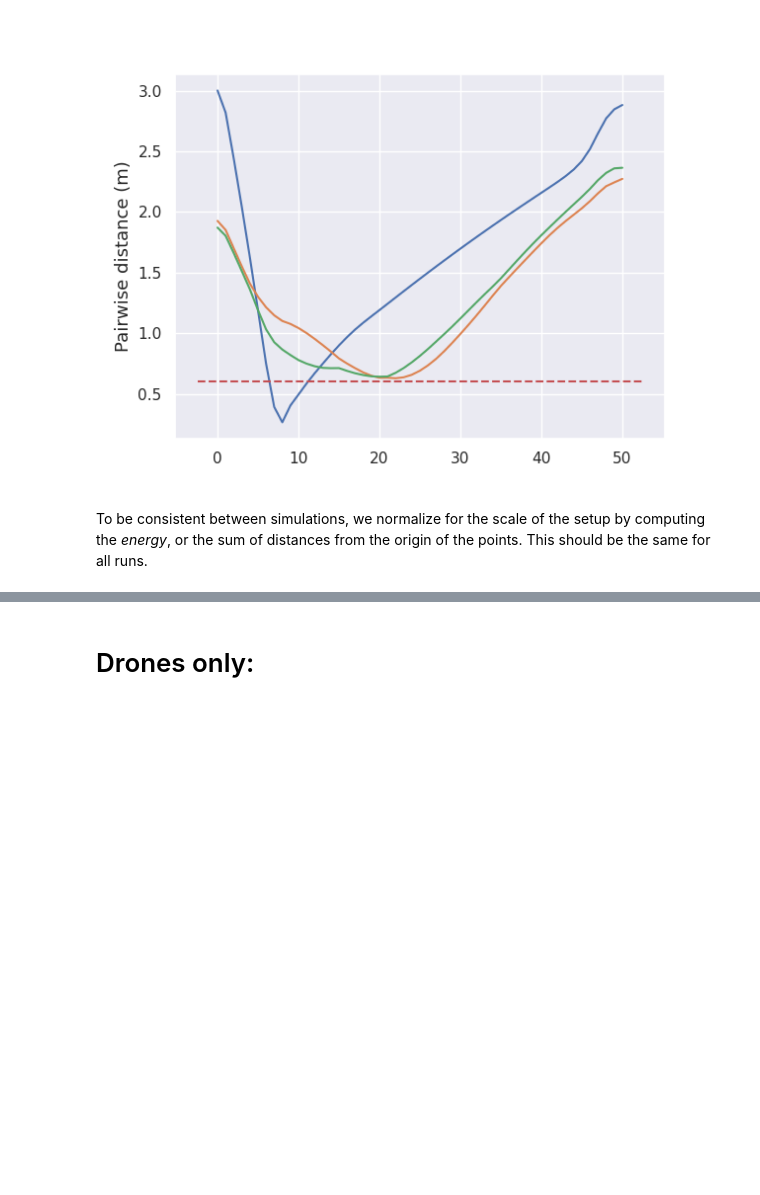
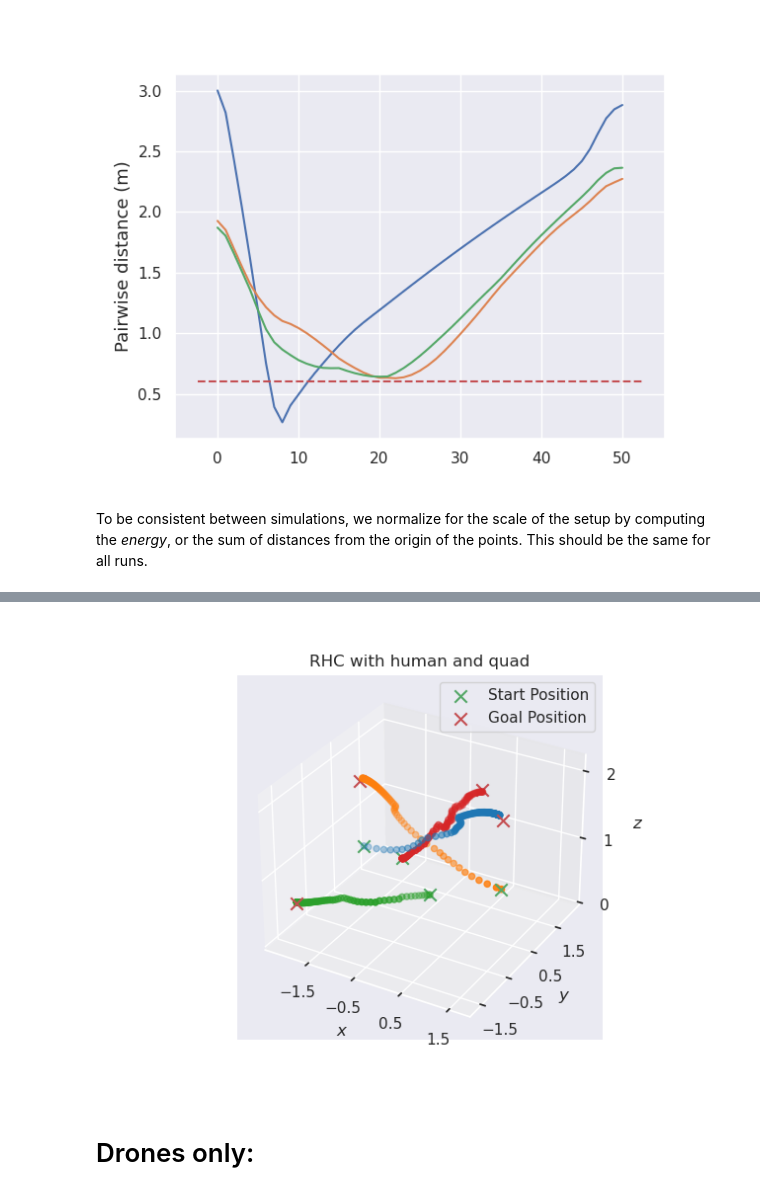
Before and after one commit to labicon/dp-ilqr, a Jupyter notebook: run/main.ipynb, the cells around one changed output, grey strips where cells are left out. Cells and saved outputs as stored; diff of their text form; code cells hidden in the pictures; blank space fills up the shorter version.

Commit message:
added new human/quad simulation

```diff
--- a/run/main.ipynb
+++ b/run/main.ipynb
@@ -549,0 +533,19 @@ To be consistent between simulations, we normalize for the scale of the setup by
+# %%
+%%time
+n_d = 3
+step_size = 5
+N = 25
+
+# Start in hover condition.
+# U0 = np.zeros((N, n_agents*n_controls))
+
+X_rhc, U_rhc, J_rhc = dec.solve_rhc(
+    problem, x0,  N, radius,
+    centralized=False,
+    n_d=n_d,
+    step_size=step_size,
+    dist_converge=0.1,
+    verbose=True,
+    t_kill=2*step_size*dt,
+    t_diverge=None
+)
@@ -550,3 +571,21 @@ To be consistent between simulations, we normalize for the scale of the setup by
+# %%
+plt.clf()
+plt.figure()
+plot_solve(X_rhc, J_rhc, xf,x_dims, True, n_d=3)
+plt.title('RHC with human and quad')
+ax = plt.gca()
+# ax.set_title("5 Unicycle Agents")
+ax.set_xlabel("$x$")
+ax.set_ylabel("$y$")
+ax.set_zlabel("$z$")
+ax.set_xticks(np.arange(-1.5,1.7,1.0))
+ax.set_yticks(np.arange(-1.5,1.7,1.0))
+ax.set_zticks(np.arange(0,2.1,1.0))
+ax.legend(plt.gca().get_children()[1:3], ["Start Position", "Goal Position"])
+plt.savefig('/mnt/c/Users/Randy666/Documents/projects/ICON_lab/decentralized/media/3quads_1human.png')
+plt.draw()
+# %% [output]
+[figure, added]
 # %% [markdown]
 # Drones only:
 # %%
```
Also changed, not shown: parts of 19 cells of this notebook.
